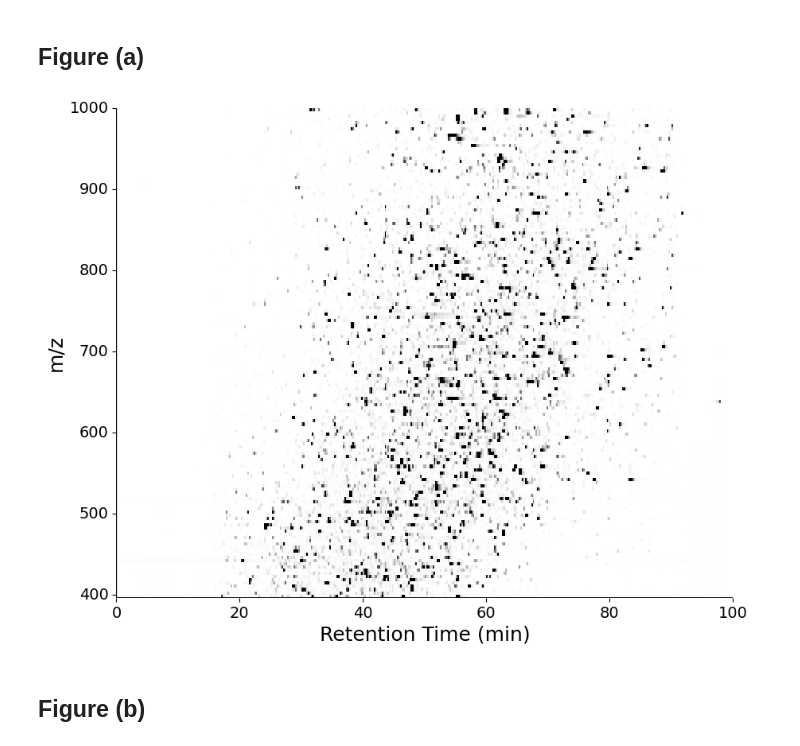
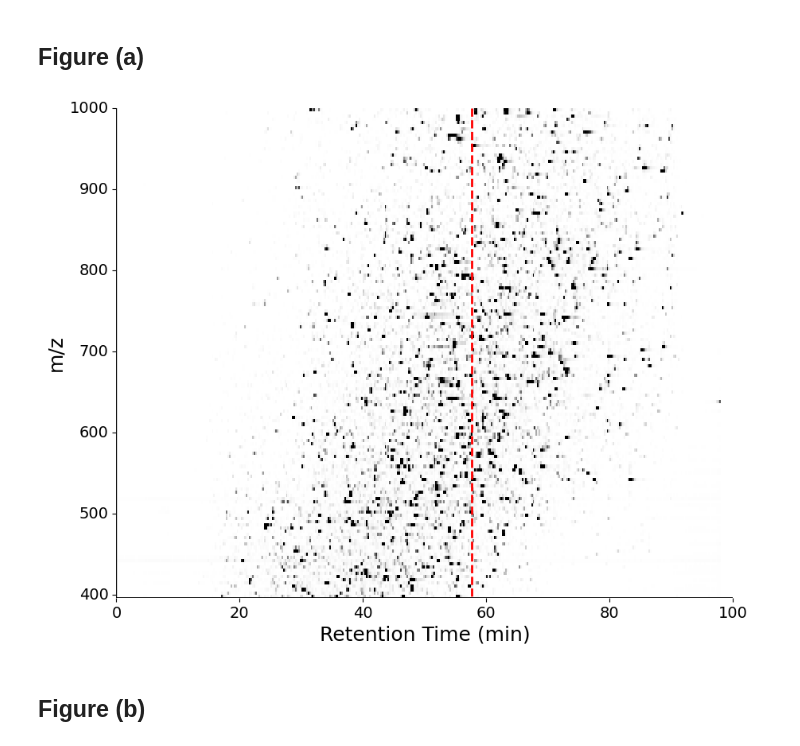
Before and after one commit to uw-maccosslab/single_molecule_counting, a Jupyter notebook: 2022_Single_Molecule_Counting.ipynb, the cells around one changed output. Drawn from its saved outputs; the diff is of its cells as text; code cells hidden in the pictures.

Commit message:
Add line to Figure (a) and code for editing the colorbar

```diff
--- a/2022_Single_Molecule_Counting.ipynb
+++ b/2022_Single_Molecule_Counting.ipynb
@@ -189,27 +189,36 @@ max_pivot_table = max_pivot_table.sort_values(by=['bin_mz'], ascending=False)
 # %%
 # heatmap for data
 fig, ax = plt.subplots(figsize=(10,8))
 
 # create heatmap, remove color bar
 # remove last 3 columns because there was no data for those bins
-ax = sns.heatmap(max_pivot_table.iloc[:, :-3].astype('float'), cmap='Greys', cbar=False)
+sns.heatmap(max_pivot_table.iloc[:, :-3].astype('float'), cmap='Greys', cbar=False)
+
+# create a line to correspond to (b)
+plt.vlines(x=230+0.17/0.25, ymin=0, ymax=1000, color="red", linestyles='dashed', linewidth=2)
 
 # set x-axis parameters
 plt.xlabel('Retention Time (min)',fontsize=18)
 ax.set_xticks((range(0, len(max_pivot_table.columns), math.floor(len(max_pivot_table.columns)/5))))
 ax.set_xticklabels((0,20,40,60,80,100), rotation=0, fontsize=14)
 ax.axhline(y=151, color='black', linewidth=2)
 
 # set y-axis parameters
 plt.ylabel('m/z',fontsize=18)
 ax.set_yticks((range(0, len(max_pivot_table.index), math.floor(len(max_pivot_table.index)/6))))
 ax.set_yticklabels((1000,900,800,700,600,500,400), fontsize=14)
 ax.axvline(x=0, color='black', linewidth=1)
 
+# Add colorbar
+# cbar = fig.colorbar(ax.get_children()[0], ticks=[0, 1e9, 2e9], shrink=0.5)
+# cbar.ax.set_yticklabels(['0', '1', '>2'], fontsize=14)
+# cbar.ax.set_title("1e9", fontsize=14)
+# cbar.outline.set_visible(False)
+
 # show plot
 plt.show()
 # %% [output]
-[figure, old version]
+[figure, new version]
 # %% [markdown]
 ## Figure (b)
 # %%
```
